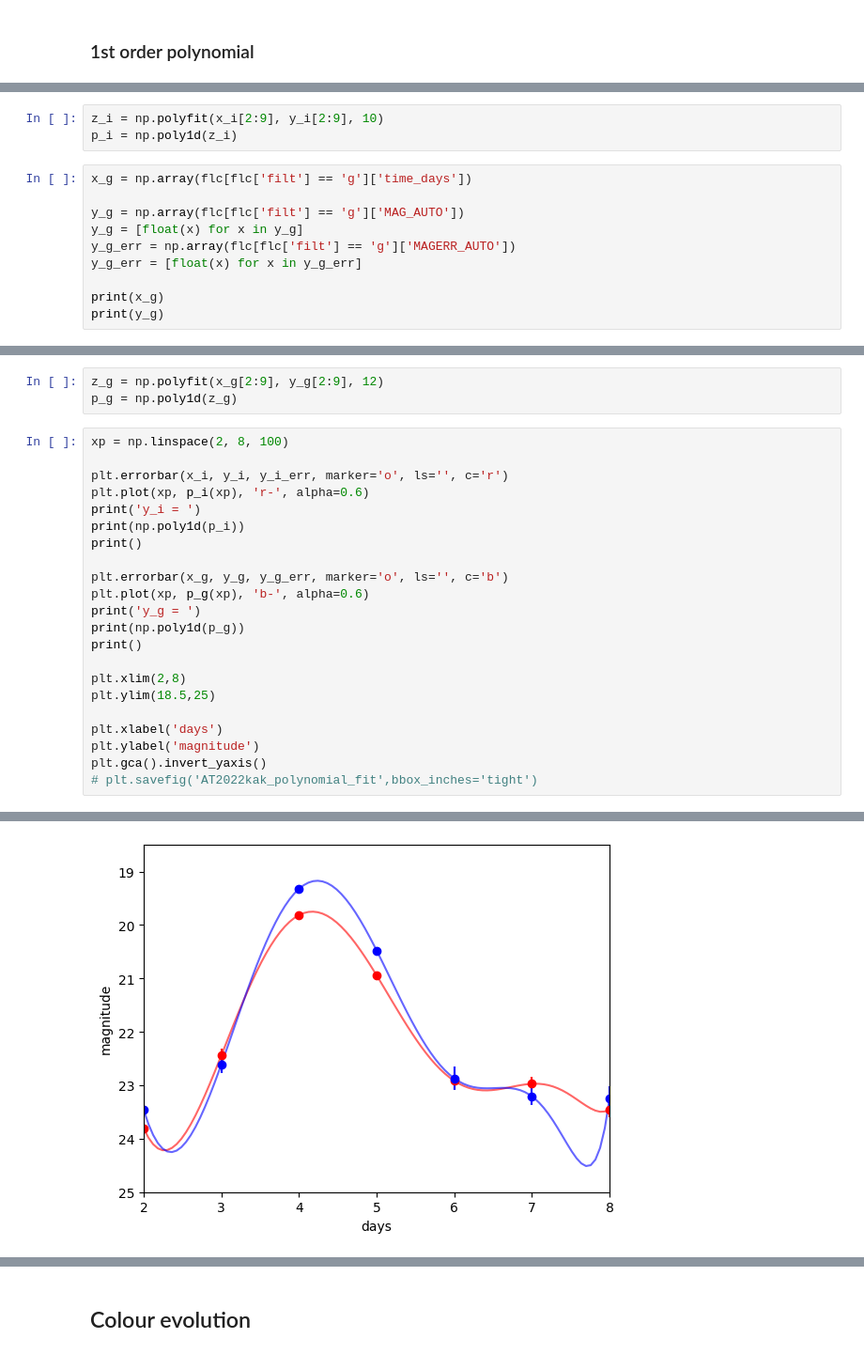
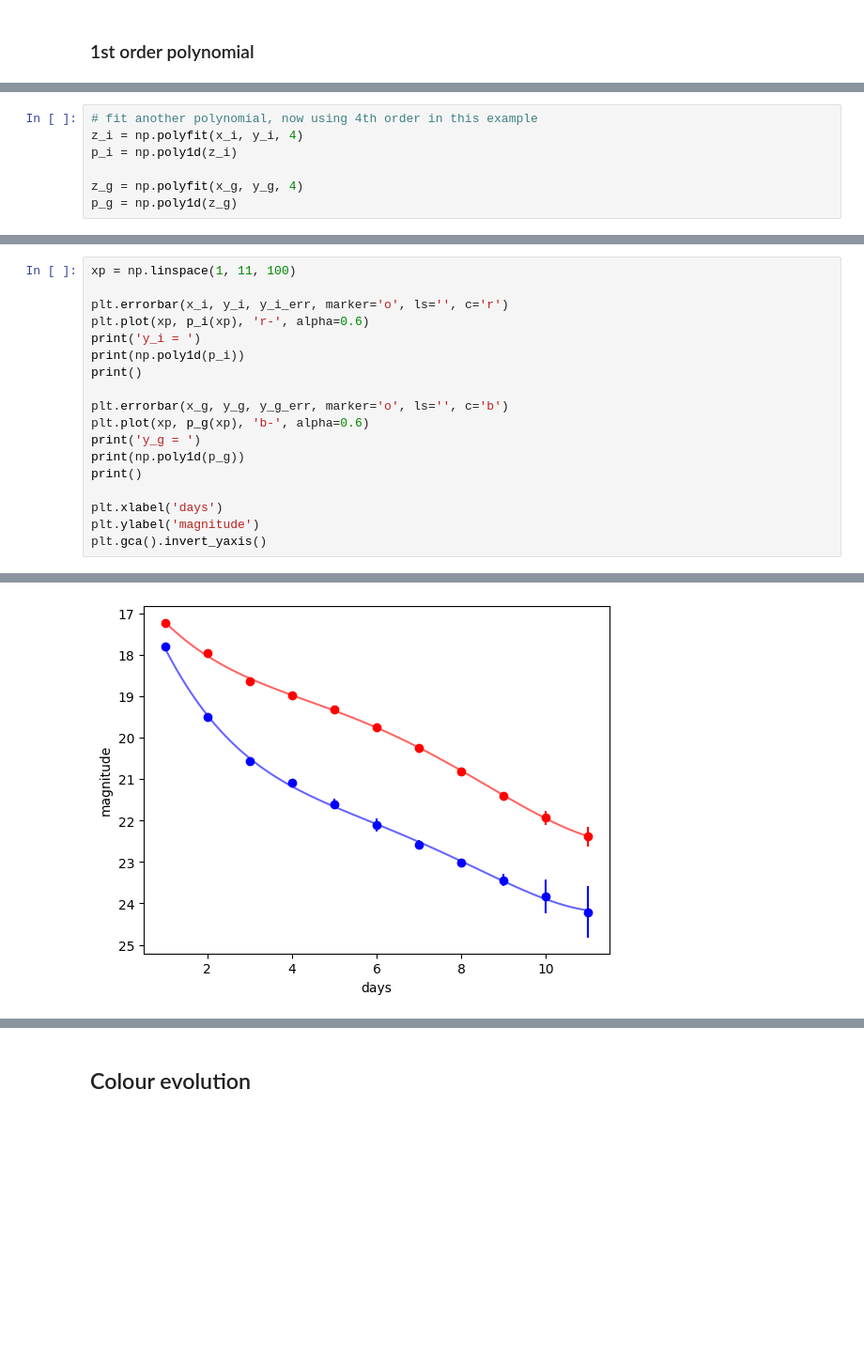
Before and after one commit to natasha-vb/transient-toolbox, a Jupyter notebook: polynomial_fit.ipynb, the cells around one changed output, grey strips where cells are left out. Shown at 94% size. Cells and saved outputs as stored; diff of their text form; blank space fills up the shorter version.

```diff
--- a/polynomial_fit.ipynb
+++ b/polynomial_fit.ipynb
@@ -148,13 +160,7 @@ y_g =
 # %%
-z_i = np.polyfit(x_i[2:9], y_i[2:9], 10)
+# fit another polynomial, now using 4th order in this example
+z_i = np.polyfit(x_i, y_i, 4)
 p_i = np.poly1d(z_i)
+
+z_g = np.polyfit(x_g, y_g, 4)
+p_g = np.poly1d(z_g)
-# %%
-x_g = np.array(flc[flc['filt'] == 'g']['time_days'])
-
-y_g = np.array(flc[flc['filt'] == 'g']['MAG_AUTO'])
-y_g = [float(x) for x in y_g]
-y_g_err = np.array(flc[flc['filt'] == 'g']['MAGERR_AUTO'])
-y_g_err = [float(x) for x in y_g_err]
-
-print(x_g)
-print(y_g)
@@ -164,8 +167,5 @@ print(y_g)
-# %%
-z_g = np.polyfit(x_g[2:9], y_g[2:9], 12)
-p_g = np.poly1d(z_g)
 # %%
-xp = np.linspace(2, 8, 100)
+xp = np.linspace(1, 11, 100)
 
 plt.errorbar(x_i, y_i, y_i_err, marker='o', ls='', c='r')
 plt.plot(xp, p_i(xp), 'r-', alpha=0.6)
@@ -179,12 +179,8 @@ print('y_g = ')
 print(np.poly1d(p_g))
 print()
 
-plt.xlim(2,8)
-plt.ylim(18.5,25)
-
 plt.xlabel('days')
 plt.ylabel('magnitude')
 plt.gca().invert_yaxis()
-# plt.savefig('AT2022kak_polynomial_fit',bbox_inches='tight')
 # %% [output]
 y_i =
@@ -201 +193 @@ y_g =
-[figure, old version]
+[figure, new version]
```
Also changed, not shown: parts of 34 cells of this notebook.
